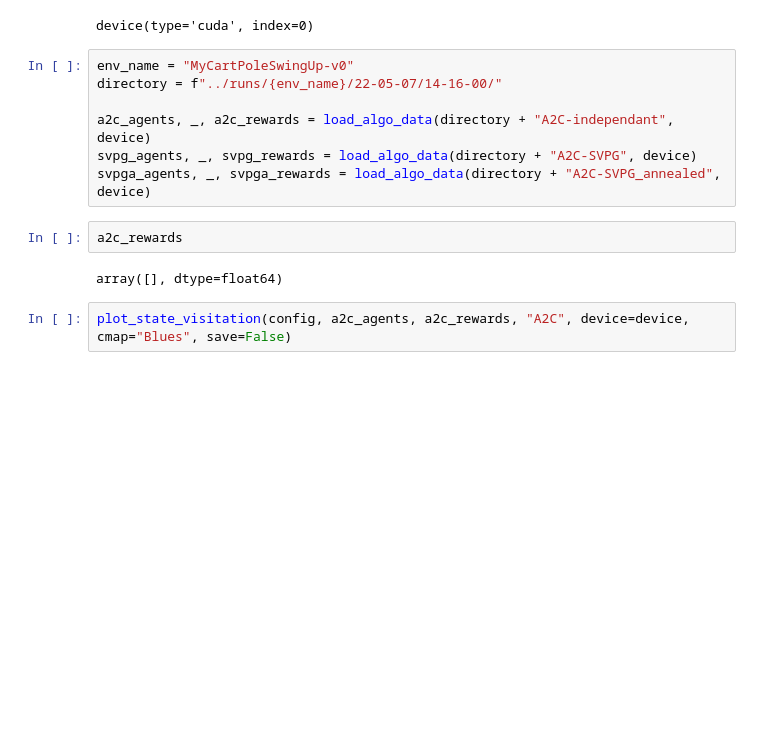
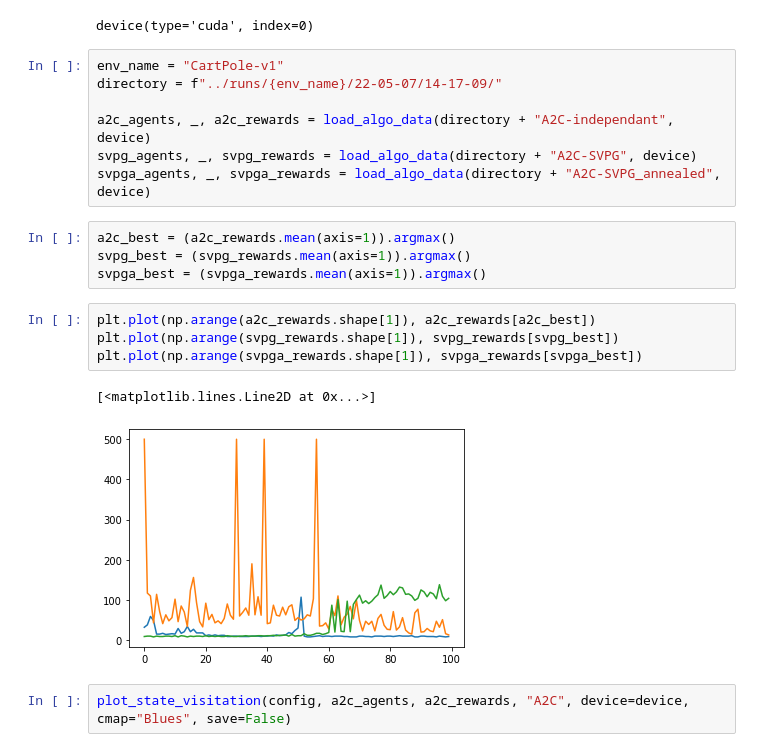
Before and after one commit to julesdubr/pandroide-svpg, a Jupyter notebook: plots/performance_comparison.ipynb, the cells around one changed output. Saved outputs shown, nothing was run; the diff lists cells and outputs as text; blank space fills up the shorter version.

```diff
--- a/plots/performance_comparison.ipynb
+++ b/plots/performance_comparison.ipynb
@@ -22,16 +27,23 @@ device
 # %% [output]
 device(type='cuda', index=0)
 # %%
-env_name = "MyCartPoleSwingUp-v0"
-directory = f"../runs/{env_name}/22-05-07/14-16-00/"
+env_name = "CartPole-v1"
+directory = f"../runs/{env_name}/22-05-07/14-17-09/"
 
 a2c_agents, _, a2c_rewards = load_algo_data(directory + "A2C-independant", device)
 svpg_agents, _, svpg_rewards = load_algo_data(directory + "A2C-SVPG", device)
 svpga_agents, _, svpga_rewards = load_algo_data(directory + "A2C-SVPG_annealed", device)
-# %%
-a2c_rewards
-# %% [output]
-array([], dtype=float64)
+# %%
+a2c_best = (a2c_rewards.mean(axis=1)).argmax()
+svpg_best = (svpg_rewards.mean(axis=1)).argmax()
+svpga_best = (svpga_rewards.mean(axis=1)).argmax()
+# %%
+plt.plot(np.arange(a2c_rewards.shape[1]), a2c_rewards[a2c_best])
+plt.plot(np.arange(svpg_rewards.shape[1]), svpg_rewards[svpg_best])
+plt.plot(np.arange(svpga_rewards.shape[1]), svpga_rewards[svpga_best])
+# %% [output]
+[<matplotlib.lines.Line2D at 0x...>]
+[figure, added]
 # %%
 plot_state_visitation(config, a2c_agents, a2c_rewards, "A2C", device=device, cmap="Blues", save=False)
 # %% [output]
```
Also changed, not shown: parts of 1 cell of this notebook, 39 other files.
